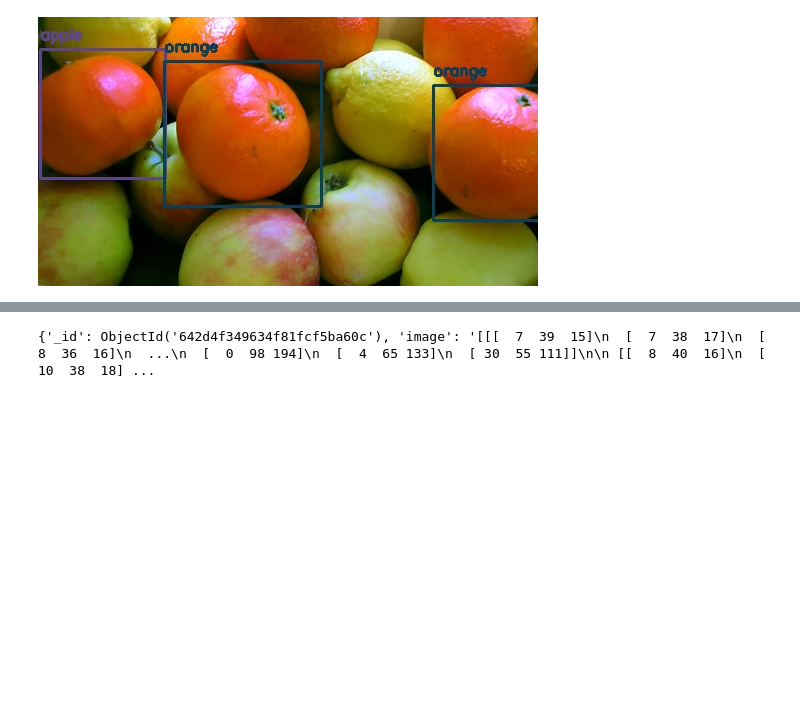
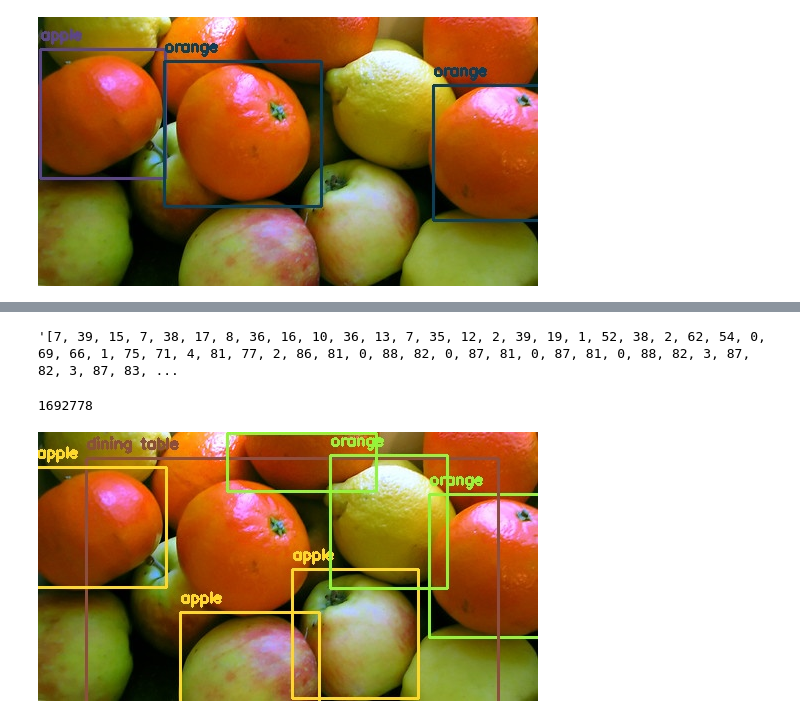
Before and after one commit to vyavahareyash/YOLO, a Jupyter notebook: server.ipynb, the cells around one changed output, grey strips where cells are left out. Cells and saved outputs as stored; diff of their text form; code cells hidden in the pictures; blank space fills up the shorter version.

```diff
--- a/server.ipynb
+++ b/server.ipynb
@@ -65,5 +65,23 @@ my_collection.insert_one(data)
 # %%
-item = my_collection.find():
-item['image']
+item = my_collection.find({'id':3})
+array=item[0]['image']
+shape=item[0]['shape']
-# %% [output]
-{'_id': ObjectId('642d4f349634f81fcf5ba60c'), 'image': '[[[  7  39  15]\n  [  7  38  17]\n  [  8  36  16]\n  ...\n  [  0  98 194]\n  [  4  65 133]\n  [ 30  55 111]]\n\n [[  8  40  16]\n  [ 10  38  18] ...
+# %%
+array
+# %% [output]
+'[7, 39, 15, 7, 38, 17, 8, 36, 16, 10, 36, 13, 7, 35, 12, 2, 39, 19, 1, 52, 38, 2, 62, 54, 0, 69, 66, 1, 75, 71, 4, 81, 77, 2, 86, 81, 0, 88, 82, 0, 87, 81, 0, 87, 81, 0, 88, 82, 3, 87, 82, 3, 87, 83, ...
+# %%
+array2=array[1:-1]
+# %%
+len(array2)
+# %% [output]
+1692778
+# %%
+array3 = numpy.fromstring(array2,dtype=int, sep=', ')
+array3=array3.reshape(shape)
+# %%
+array4 = numpy.array(array3, dtype='uint8')
+# %%
+detect_img(array4)
+# %% [output]
+[figure, added]
```
Also changed, not shown: parts of 1 cell of this notebook.
